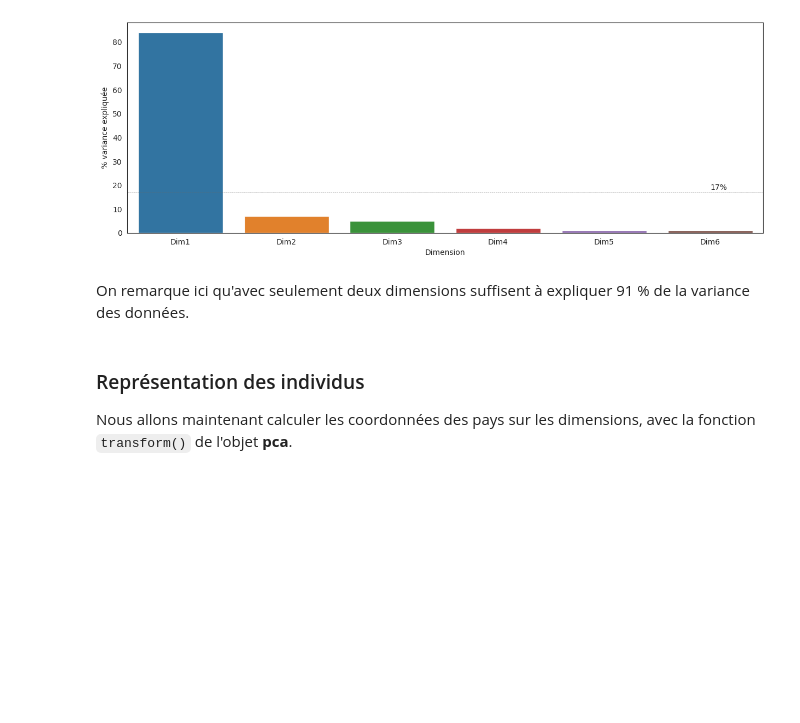
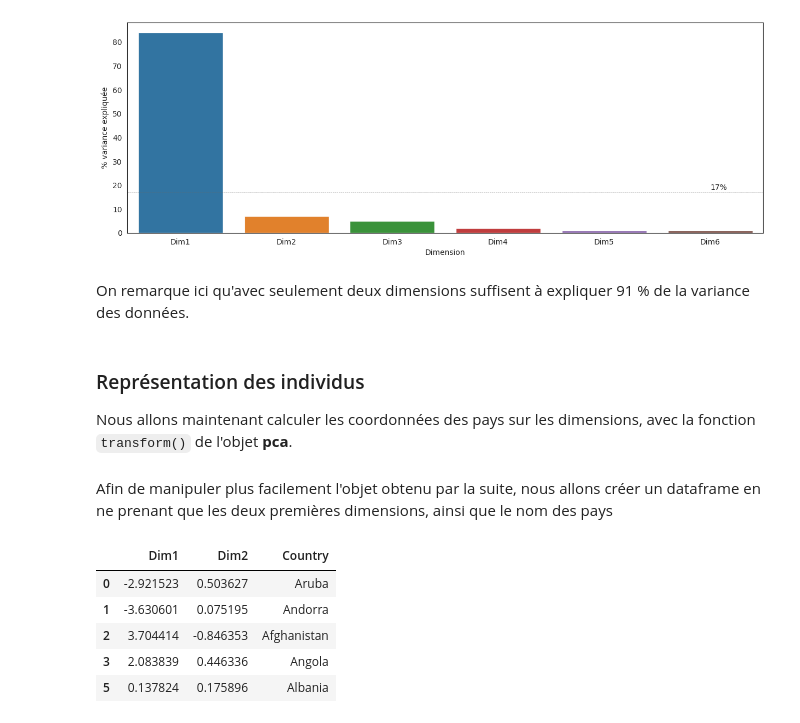
Before and after one commit to DavidTGAUTIER/mini-projects, a Jupyter notebook: Gouvernance-indicators/wgi-acp.ipynb, the cells around one changed output. Saved outputs shown, nothing was run; the diff lists cells and outputs as text; code cells hidden in the pictures; blank space fills up the shorter version.

```diff
--- a/Gouvernance-indicators/wgi-acp.ipynb
+++ b/Gouvernance-indicators/wgi-acp.ipynb
@@ -88,3 +88,24 @@ On remarque ici qu'avec seulement deux dimensions suffisent à expliquer 91 % de
 ### Représentation des individus
 
 Nous allons maintenant calculer les coordonnées des pays sur les dimensions, avec la fonction `transform()` de l'objet **pca**.
+# %%
+WGI_pca = pca.transform(WGI_num)
+# %% [markdown]
+Afin de manipuler plus facilement l'objet obtenu par la suite, nous allons créer un dataframe en ne prenant que les deux premières dimensions, ainsi que le nom des pays
+# %%
+# Transformation en dataframe
+WGI_pca_df = pd.DataFrame({
+    "Dim1" : WGI_pca[:,0],
+    "Dim2" : WGI_pca[:,1],
+    "Country" : WGI_complet["Country"]
+})
+
+# Résultat (premières lignes)
+WGI_pca_df.head()
+# %% [output]
+|  | Dim1 | Dim2 | Country |
+| 0 | -2.921523 | 0.503627 | Aruba |
+| 1 | -3.630601 | 0.075195 | Andorra |
+| 2 | 3.704414 | -0.846353 | Afghanistan |
+| 3 | 2.083839 | 0.446336 | Angola |
+| 5 | 0.137824 | 0.175896 | Albania |
```
